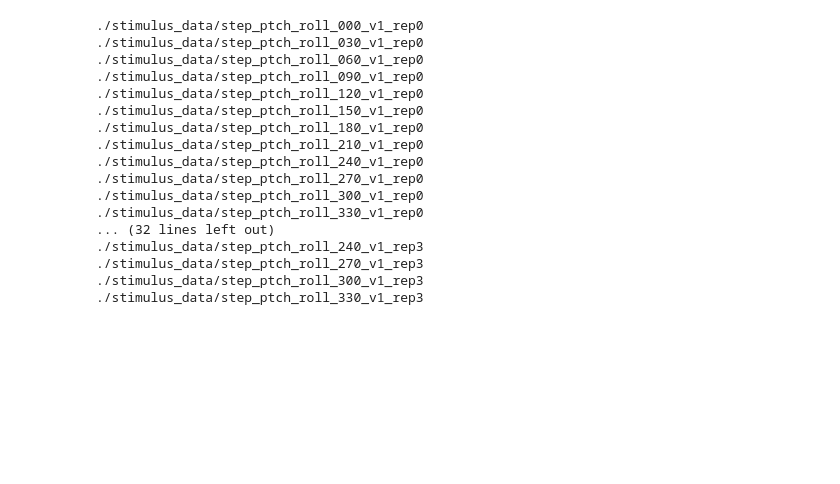
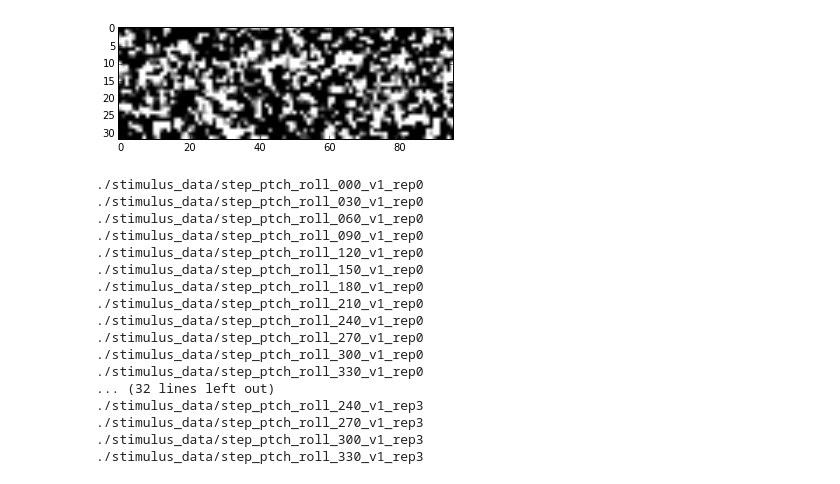
Before and after one commit to psilentp/flight-muscles, a Jupyter notebook: experimental/00_squadrons/19_step_pitch_roll_ctrl/design/make_pattern_mats.ipynb, the cells around one changed output. Saved outputs shown, nothing was run; the diff lists cells and outputs as text; code cells hidden in the pictures; blank space fills up the shorter version.

```diff
--- a/experimental/00_squadrons/19_step_pitch_roll_ctrl/design/make_pattern_mats.ipynb
+++ b/experimental/00_squadrons/19_step_pitch_roll_ctrl/design/make_pattern_mats.ipynb
@@ -27,34 +28,36 @@ bit_depth = 3
 step_duration = 3
 static_duration = 10
 step_frames = step_duration*frame_rate
 static_frames = static_duration*frame_rate
 base_angular_velocity = (2*np.pi)/4 #1/4 rev/sec
 
 poles = [(pole_deg,deg2rad(pole_deg)) for pole_deg in range(0,360,30)]
 shuffle(poles)
 for i in [1]:
     for rep in range(4):
         imgs = acld.make_spin_pattern_equator(poles[rep][1],
                                     base_angular_velocity*i,
                                     frame_rate,
                                     max_sensory_radius = 3.0,
                                     star_density = 8)
         #roll_imgs = acld.adjust_depth(roll_imgs_180)
         roll_imgs = imgs[:,:,:-1]
         from scipy.fftpack import ifftn,fftn
         rmtrx = roll_imgs
         fde = rfftn(rmtrx)
         phs = np.angle(fde)
         phs = phs.ravel()
         ph_shift = random.permutation(phs)
         ph_shift = ph_shift.reshape(shape(fde))
         f_phrand = fde*exp((0+1j)*ph_shift)
         phrand = ifftn(f_phrand).real
         phrand[phrand<0] = 0
         ctrl = acld.adjust_depth(phrand).astype(int8)
         acld.play_pattern(ctrl)
         ctrl = ctrl[:,:,:,np.newaxis]
-        io.savemat('./stimulus_data/step_ptch_roll_phsrndm_v%s_rep%s'%(i,rep),{'imgs':ctrl})
+        #io.savemat('./stimulus_data/step_ptch_roll_phsrndm_v%s_rep%s'%(i,rep),{'imgs':ctrl})
+# %% [output]
+[figure, added]
 # %%
 for i in [1]:
     for rep in range(4):
```
Also changed, not shown: parts of 8 cells of this notebook, 3 other files.
